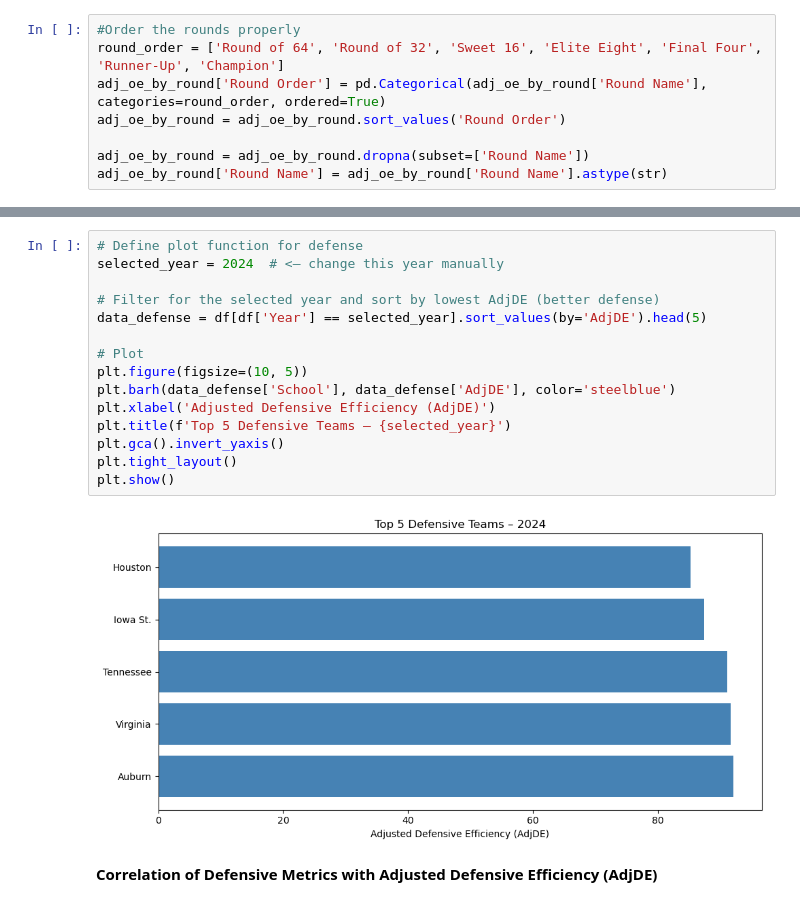
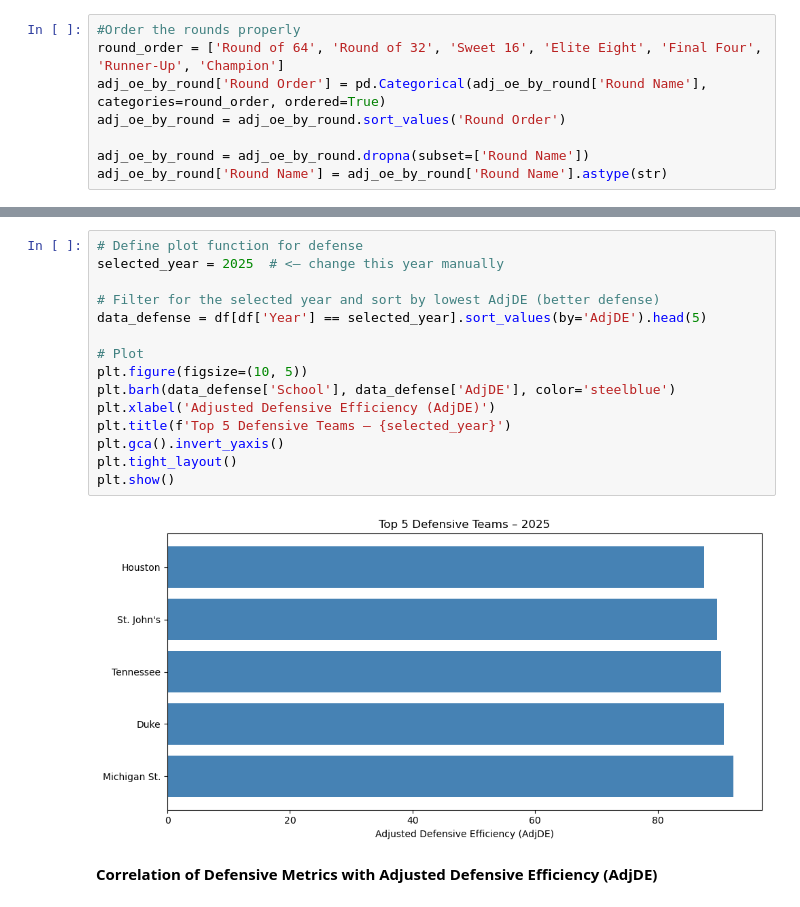
Before and after one commit to makennavick/march-madness-project, a Jupyter notebook: March_Madness_Analysis.ipynb, the cells around one changed output, grey strips where cells are left out. Drawn from its saved outputs; the diff is of its cells as text.

```diff
--- a/March_Madness_Analysis.ipynb
+++ b/March_Madness_Analysis.ipynb
@@ -202,20 +260,20 @@ plt.show()
 # %%
 # Define plot function for defense
-selected_year = 2024  # <— change this year manually
+selected_year = 2025  # <— change this year manually
 
 # Filter for the selected year and sort by lowest AdjDE (better defense)
 data_defense = df[df['Year'] == selected_year].sort_values(by='AdjDE').head(5)
 
 # Plot
 plt.figure(figsize=(10, 5))
 plt.barh(data_defense['School'], data_defense['AdjDE'], color='steelblue')
 plt.xlabel('Adjusted Defensive Efficiency (AdjDE)')
 plt.title(f'Top 5 Defensive Teams – {selected_year}')
 plt.gca().invert_yaxis()
 plt.tight_layout()
 plt.show()
 # %% [output]
-[figure, old version]
+[figure, new version]
 # %% [markdown]
 **Correlation of Defensive Metrics with Adjusted Defensive Efficiency (AdjDE)**
 # %%
```
Also changed, not shown: parts of 32 cells of this notebook.
